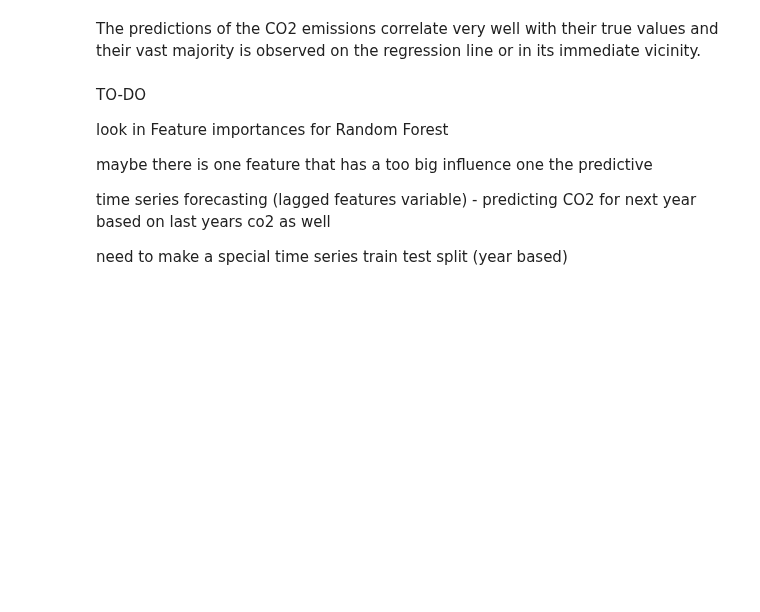
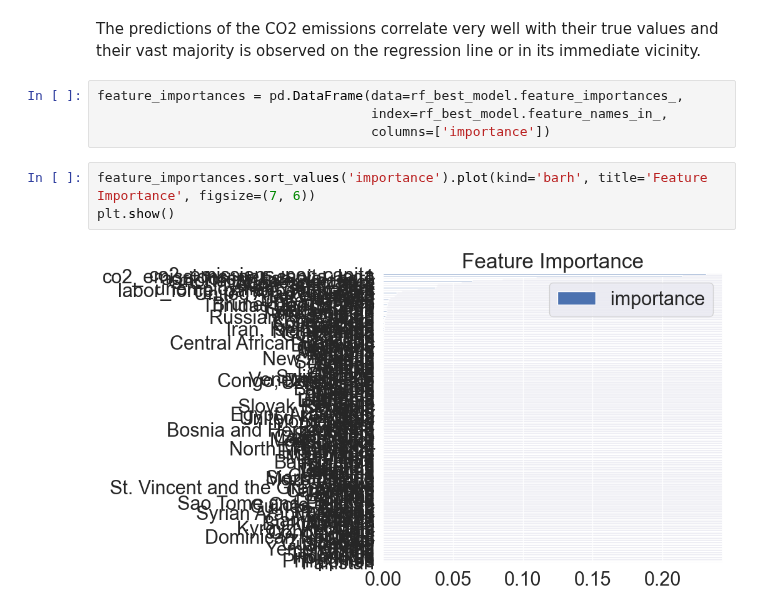
Before and after one commit to KleinerToaster/co2_prediction_countries, a Jupyter notebook: notebook/co2_model_training.ipynb, the cells around one changed output. Cells and saved outputs as stored; diff of their text form; blank space fills up the shorter version.

```diff
--- a/notebook/co2_model_training.ipynb
+++ b/notebook/co2_model_training.ipynb
@@ -574,13 +575,11 @@ plt.show()
 # %% [markdown]
 The predictions of the CO2 emissions correlate very well with their true values and their vast majority is observed on the regression line or in its immediate vicinity.
-# %% [markdown]
-TO-DO
-
-
-look in Feature importances for Random Forest
-
-maybe there is one feature that has a too big influence one the predictive
-
-time series forecasting (lagged features variable) - predicting CO2 for next year based on last years co2 as well
-
-need to make a special time series train test split (year based)
+# %%
+feature_importances = pd.DataFrame(data=rf_best_model.feature_importances_,
+                                   index=rf_best_model.feature_names_in_,
+                                   columns=['importance'])
+# %%
+feature_importances.sort_values('importance').plot(kind='barh', title='Feature Importance', figsize=(7, 6))
+plt.show()
+# %% [output]
+[figure, added]
```
Also changed, not shown: parts of 19 cells of this notebook.
